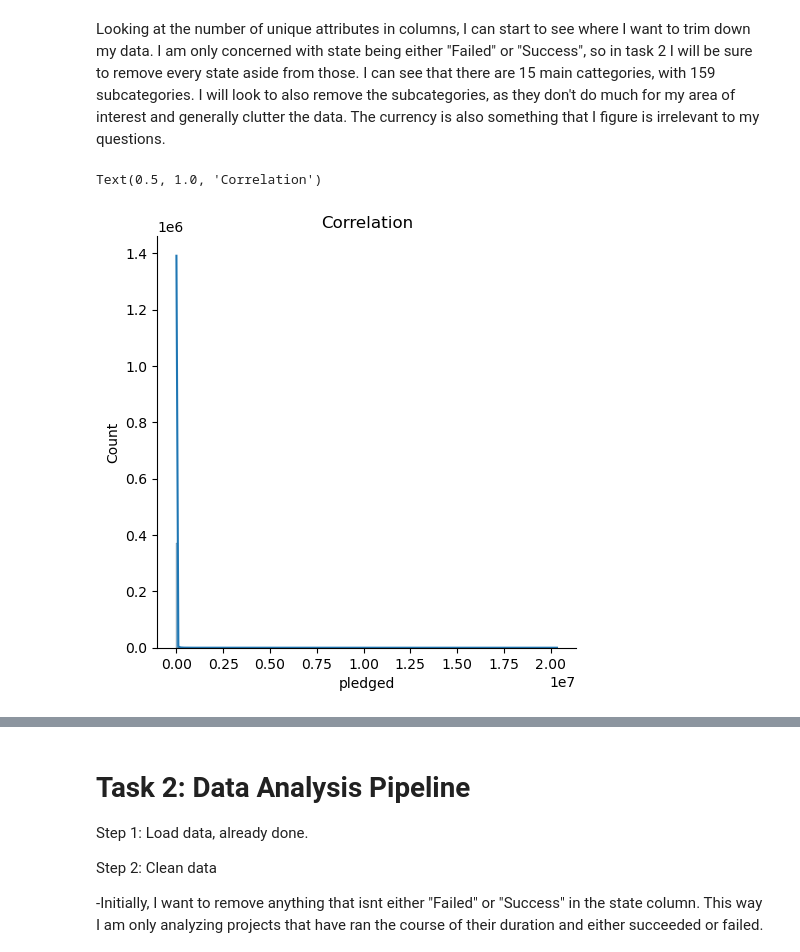
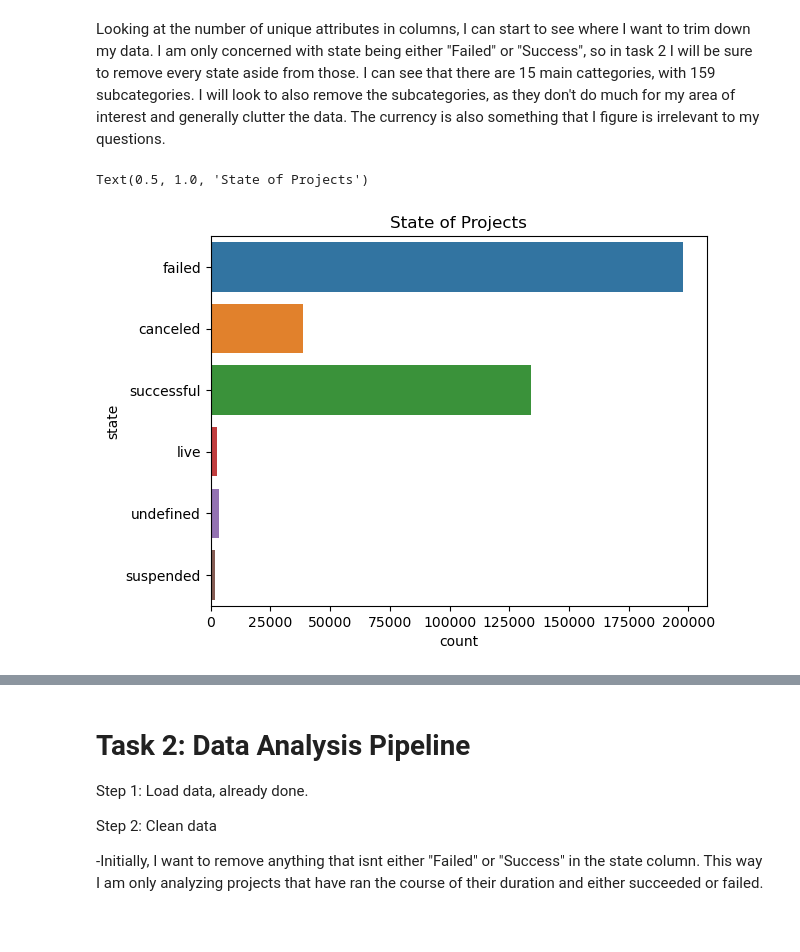
Before and after one commit to aryanagn/Funding-Trend-Navigator, a Jupyter notebook: notebooks/analysis2.ipynb, the cells around one changed output, grey strips where cells are left out. Saved outputs shown, nothing was run; the diff lists cells and outputs as text; code cells hidden in the pictures; blank space fills up the shorter version.

Commit message:
Worked on visualizations

```diff
--- a/notebooks/analysis2.ipynb
+++ b/notebooks/analysis2.ipynb
@@ -69,12 +69,12 @@ Looking at the number of unique attributes in columns, I can start to see where
 # %%
 import seaborn as sb
 import matplotlib.pyplot as plt
 import pandas as pd
-dl = df.copy()
+df = pd.read_csv("C:\\Users\\jossw\\OneDrive\\Desktop\\UBCOYR3\\COSC301\\project-group-26\\data\\raw\\ks-projects-201801.csv")
 
 #make a few graphs, this one is not a good example yet.
-sb.displot(dl['pledged'], kde = True, bins=250)
-plt.title("Correlation")
+sb.countplot(y = 'state', data=df)
+plt.title("State of Projects")
 # %% [output]
-Text(0.5, 1.0, 'Correlation')
+Text(0.5, 1.0, 'State of Projects')
-[figure, old version]
+[figure, new version]
```
Also changed, not shown: parts of 2 cells of this notebook.
